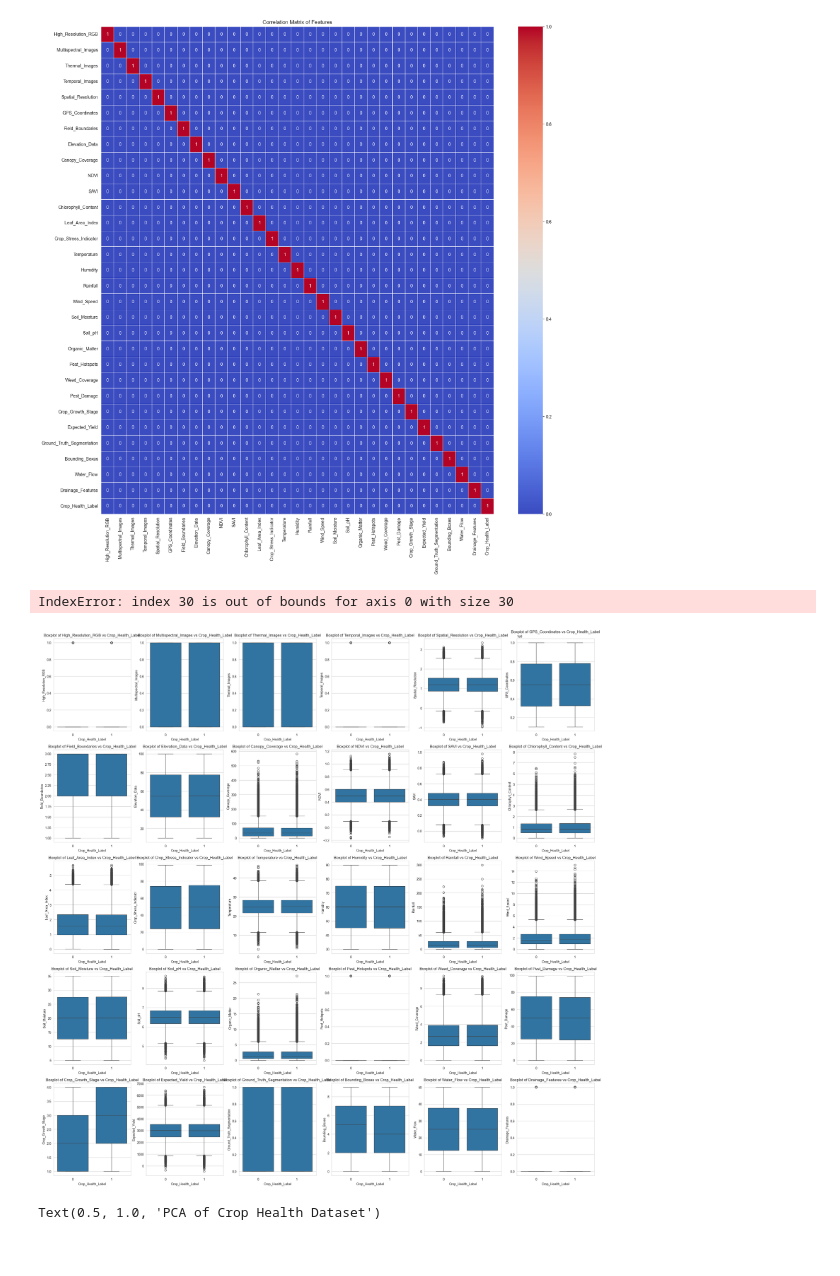
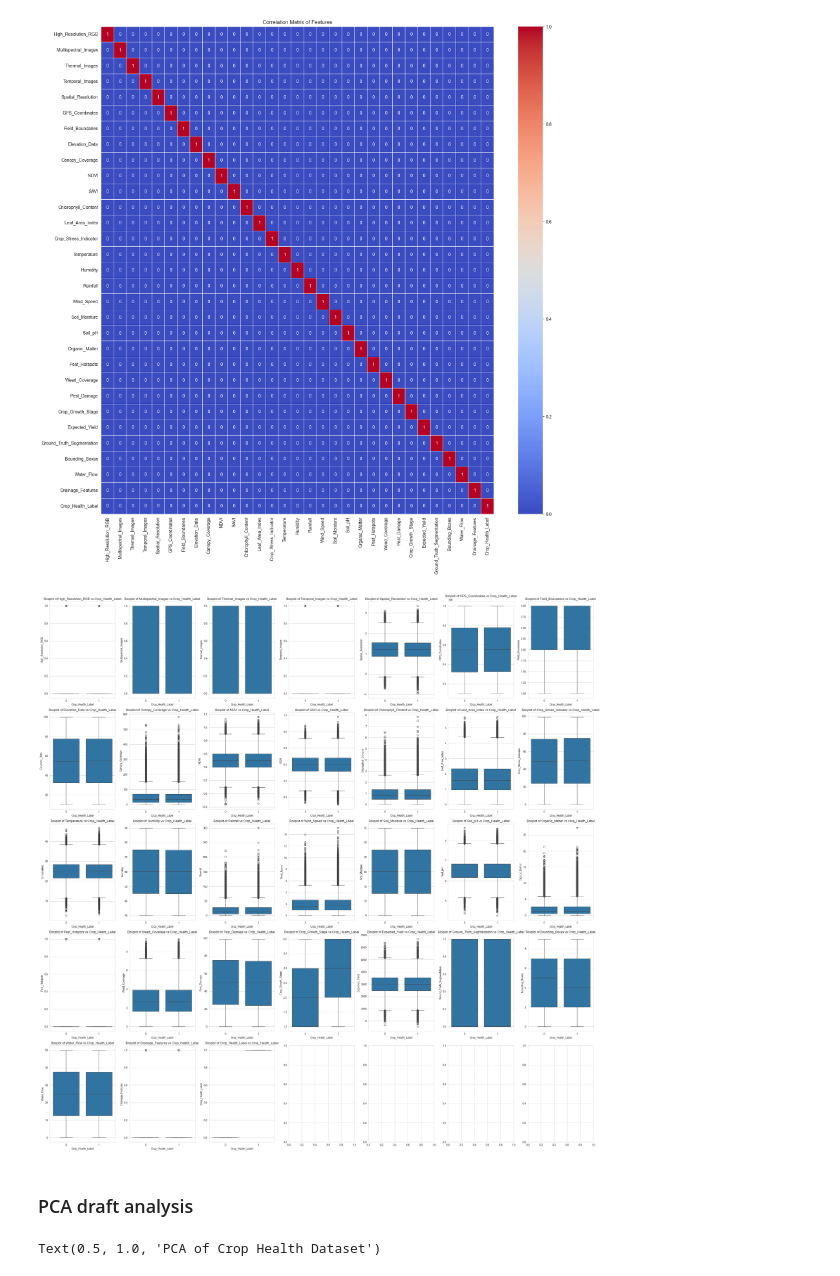
Before and after one commit to eloiherman/CropDiseasePredictor, a Jupyter notebook: code/drafts/dataset_acquaintance.ipynb, the cells around one changed output. Cells and saved outputs as stored; diff of their text form; code cells hidden in the pictures.

```diff
--- a/code/drafts/dataset_acquaintance.ipynb
+++ b/code/drafts/dataset_acquaintance.ipynb
@@ -132,22 +132,23 @@ Text(0.5, 1.0, 'Correlation Matrix of Features')
 # %%
 # Look at impact of variance of features on the target variable: Crop_Health_Label
 
 # We can use boxplots to visualize the relationship between each feature and the target variable
 # Create a figure with subplots
-fig, axes = plt.subplots(nrows=5, ncols=6, figsize=(30, 30))
+fig, axes = plt.subplots(nrows=5, ncols=7, figsize=(30, 30))
 axes = axes.flatten()  # Flatten the 2D array of axes for easy iteration
 # Loop through each feature and create a boxplot
 for i, feature in enumerate(features):
     sns.boxplot(x="Crop_Health_Label", y=feature, data=df, ax=axes[i])
     axes[i].set_title(f'Boxplot of {feature} vs Crop_Health_Label')
     axes[i].set_xlabel('Crop_Health_Label')
     axes[i].set_ylabel(feature)
 # Adjust layout
 plt.tight_layout()
 plt.show()
 # %% [output]
-IndexError: index 30 is out of bounds for axis 0 with size 30
-[figure, old version]
+[figure, new version]
+# %% [markdown]
+### PCA draft analysis
 # %%
 # PCA to visualize the data in 2D
 from sklearn.decomposition import PCA
```
Also changed, not shown: parts of 3 cells of this notebook.
